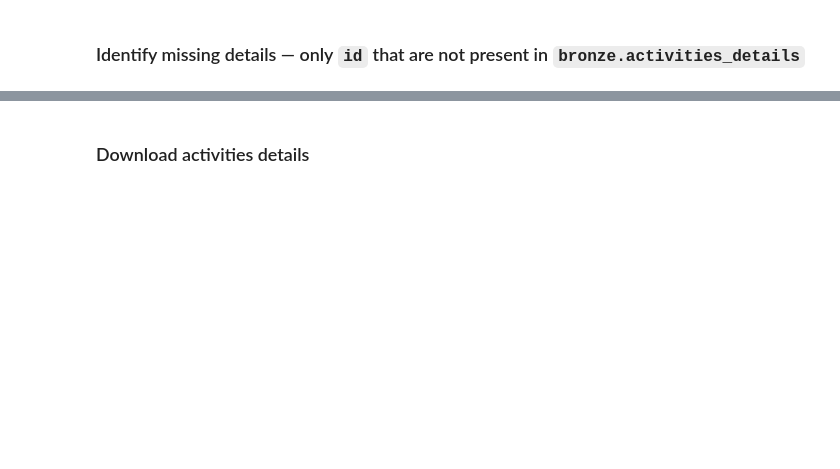
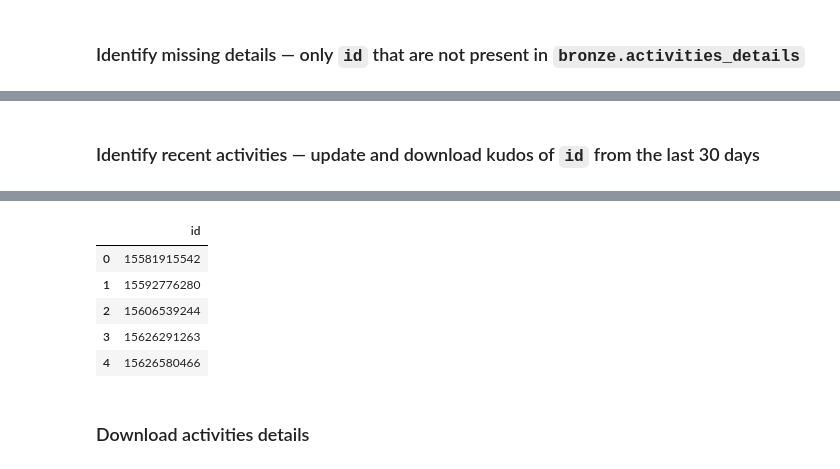
Before and after one commit to lowickib/Strava-Analytics, a Jupyter notebook: 1_API_and_Bronze_Layer.ipynb, the cells around one changed output, grey strips where cells are left out. Saved outputs shown, nothing was run; the diff lists cells and outputs as text; code cells hidden in the pictures; blank space fills up the shorter version.

```diff
--- a/1_API_and_Bronze_Layer.ipynb
+++ b/1_API_and_Bronze_Layer.ipynb
@@ -49,6 +49,8 @@ REQUEST_TIMEOUT = int(os.getenv('REQUEST_TIMEOUT'))
 MAX_RETRIES = int(os.getenv('MAX_RETRIES'))
 BASE_SLEEP = float(os.getenv('BASE_SLEEP'))
 
+REFRESH_THRESHOLD_DAYS = int(os.getenv('REFRESH_THRESHOLD_DAYS'))
+
 # Other
 LOG_LEVEL = os.getenv('LOG_LEVEL')
 
@@ -414,0 +420,2 @@ pd.DataFrame({'id': missing_ids}).head()
+# %% [markdown]
+### Identify recent activities — update and download kudos of `id` from the last 30 days
@@ -414,0 +432,7 @@ pd.DataFrame({'id': missing_ids}).head()
+# %%
+recent_activities_df = bronze_activities_df[bronze_activities_df['activity_age_days'] <= REFRESH_THRESHOLD_DAYS]
+recent_activities_ids = set(recent_activities_df['id'].astype('Int64').dropna().to_list())
+recent_activities_ids = sorted(recent_activities_ids)
+logging.info(f"Refreshing details of {len(recent_activities_ids)} IDs")
+pd.DataFrame({'id': recent_activities_ids}).head()
+# %% [output]
@@ -415,3 +440,9 @@ pd.DataFrame({'id': missing_ids}).head()
+|  | id |
+| 0 | 15581915542 |
+| 1 | 15592776280 |
+| 2 | 15606539244 |
+| 3 | 15626291263 |
+| 4 | 15626580466 |
 # %% [markdown]
 ### Download activities details
 # %%
```
Also changed, not shown: parts of 16 cells of this notebook, 4 other files.
